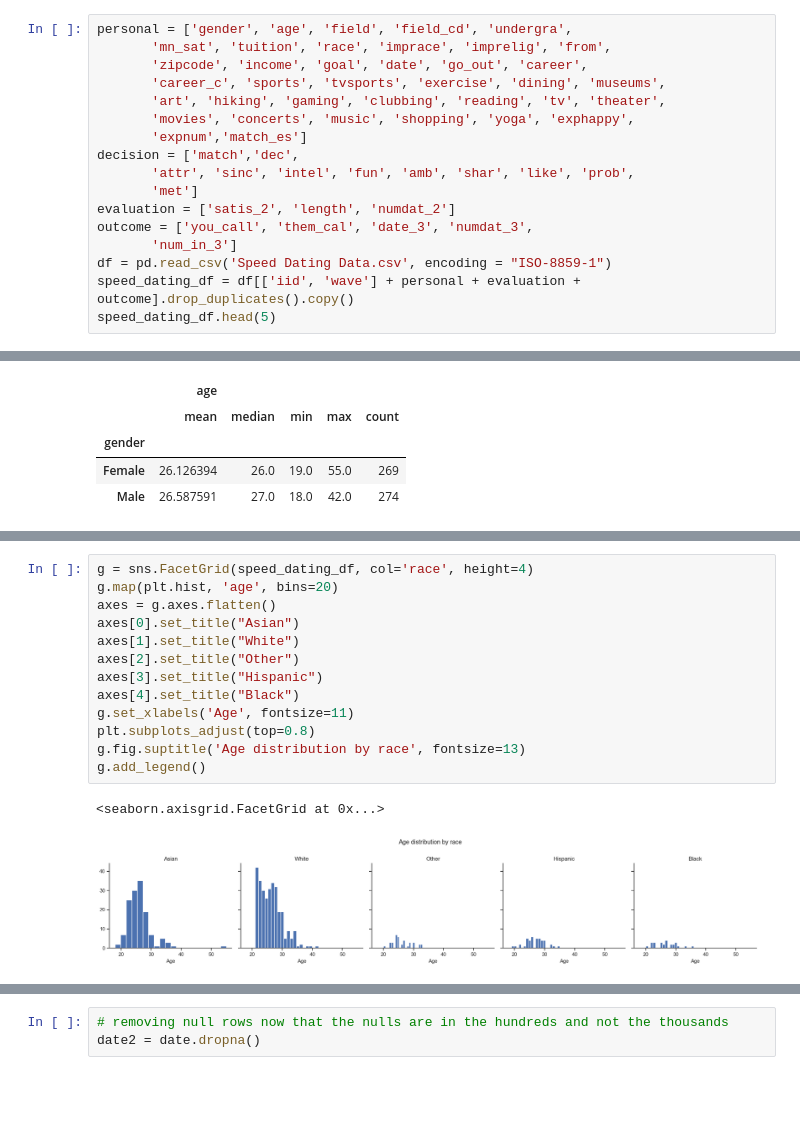
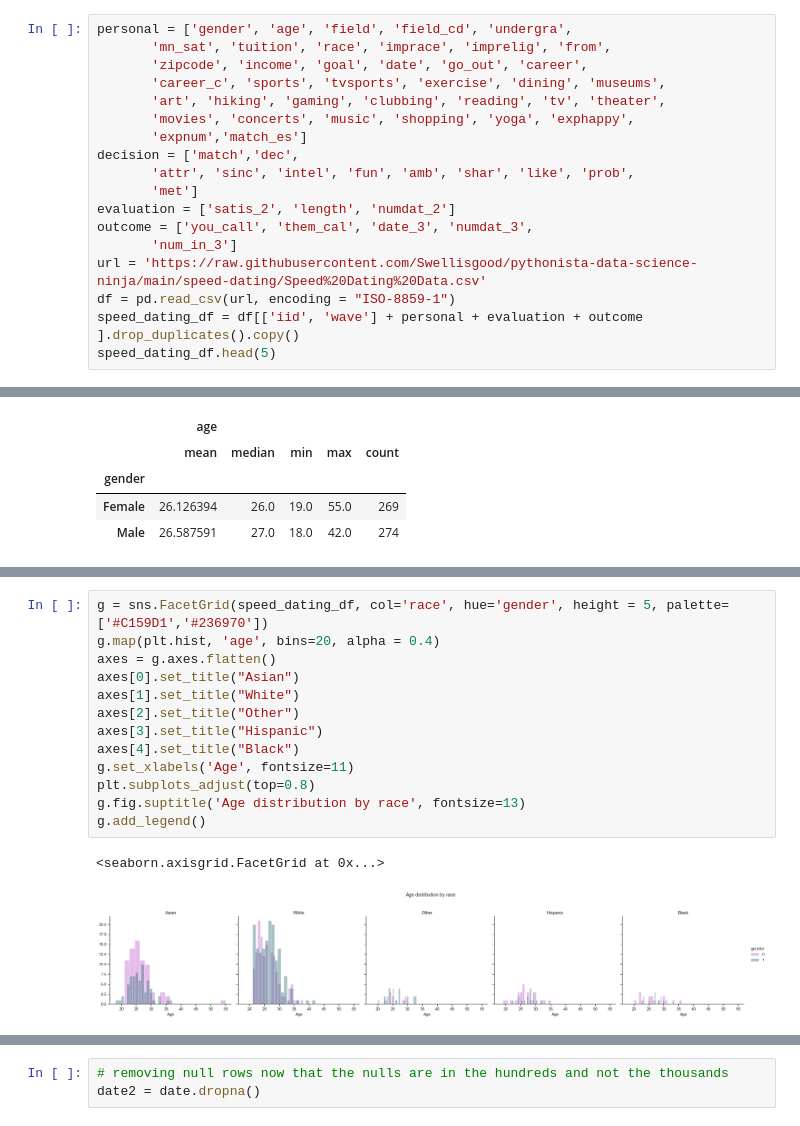
Before and after one commit to Swellisgood/data-virtuoso-python, a Jupyter notebook: speed-dating/01-Project_speed_dating.ipynb, the cells around one changed output, grey strips where cells are left out. Drawn from its saved outputs; the diff is of its cells as text; blank space fills up the shorter version.

```diff
--- a/speed-dating/01-Project_speed_dating.ipynb
+++ b/speed-dating/01-Project_speed_dating.ipynb
@@ -41,8 +41,9 @@ decision = ['match','dec',
 evaluation = ['satis_2', 'length', 'numdat_2']
 outcome = ['you_call', 'them_cal', 'date_3', 'numdat_3',
        'num_in_3']
-df = pd.read_csv('Speed Dating Data.csv', encoding = "ISO-8859-1")
-speed_dating_df = df[['iid', 'wave'] + personal + evaluation + outcome].drop_duplicates().copy()
+url = 'https://raw.githubusercontent.com/Swellisgood/pythonista-data-science-ninja/main/speed-dating/Speed%20Dating%20Data.csv'
+df = pd.read_csv(url, encoding = "ISO-8859-1")
+speed_dating_df = df[['iid', 'wave'] + personal + evaluation + outcome ].drop_duplicates().copy()
 speed_dating_df.head(5)
 # %% [output]
 |  | iid | wave | gender | age | field | field_cd | undergra | mn_sat | tuition | race | imprace | ... |
@@ -125,18 +152,18 @@ Black        26
 NaN           6
 Name: race, dtype: int64
 # %%
-g = sns.FacetGrid(speed_dating_df, col='race', height=4)
-g.map(plt.hist, 'age', bins=20)
+g = sns.FacetGrid(speed_dating_df, col='race', hue='gender', height = 5, palette=['#C159D1','#236970'])
+g.map(plt.hist, 'age', bins=20, alpha = 0.4)
 axes = g.axes.flatten()
 axes[0].set_title("Asian")
 axes[1].set_title("White")
 axes[2].set_title("Other")
 axes[3].set_title("Hispanic")
 axes[4].set_title("Black")
 g.set_xlabels('Age', fontsize=11)
 plt.subplots_adjust(top=0.8)
 g.fig.suptitle('Age distribution by race', fontsize=13)
 g.add_legend()
 # %% [output]
 <seaborn.axisgrid.FacetGrid at 0x...>
-[figure, old version]
+[figure, new version]
```
Also changed, not shown: parts of 24 cells of this notebook.
